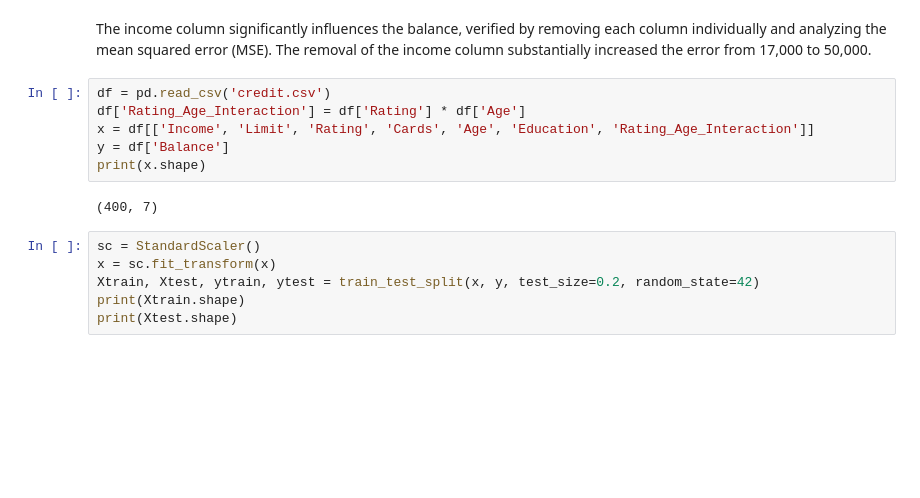
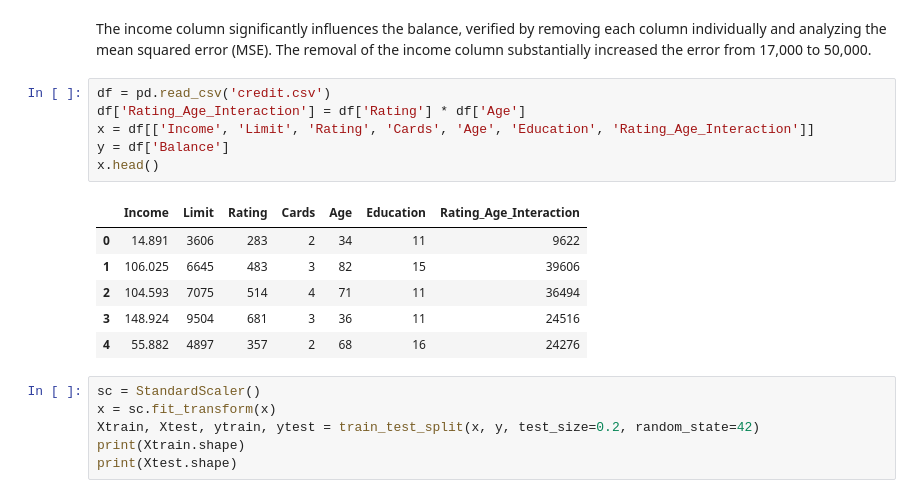
Before and after one commit to oops-moment/SMAI-SEM6, a Jupyter notebook: rollnumber_A1/rollnumber_A1_Q3/Q3.ipynb, the cells around one changed output. Drawn from its saved outputs; the diff is of its cells as text; blank space fills up the shorter version.

```diff
--- a/rollnumber_A1/rollnumber_A1_Q3/Q3.ipynb
+++ b/rollnumber_A1/rollnumber_A1_Q3/Q3.ipynb
@@ -608,11 +610,16 @@ The income column significantly influences the balance, verified by removing eac
 # %%
 df = pd.read_csv('credit.csv')
 df['Rating_Age_Interaction'] = df['Rating'] * df['Age']
 x = df[['Income', 'Limit', 'Rating', 'Cards', 'Age', 'Education', 'Rating_Age_Interaction']]
 y = df['Balance']
-print(x.shape)
+x.head()
 # %% [output]
-(400, 7)
+|  | Income | Limit | Rating | Cards | Age | Education | Rating_Age_Interaction |
+| 0 | 14.891 | 3606 | 283 | 2 | 34 | 11 | 9622 |
+| 1 | 106.025 | 6645 | 483 | 3 | 82 | 15 | 39606 |
+| 2 | 104.593 | 7075 | 514 | 4 | 71 | 11 | 36494 |
+| 3 | 148.924 | 9504 | 681 | 3 | 36 | 11 | 24516 |
+| 4 | 55.882 | 4897 | 357 | 2 | 68 | 16 | 24276 |
 # %%
 sc = StandardScaler()
 x = sc.fit_transform(x)
```
Also changed, not shown: parts of 20 cells of this notebook.
